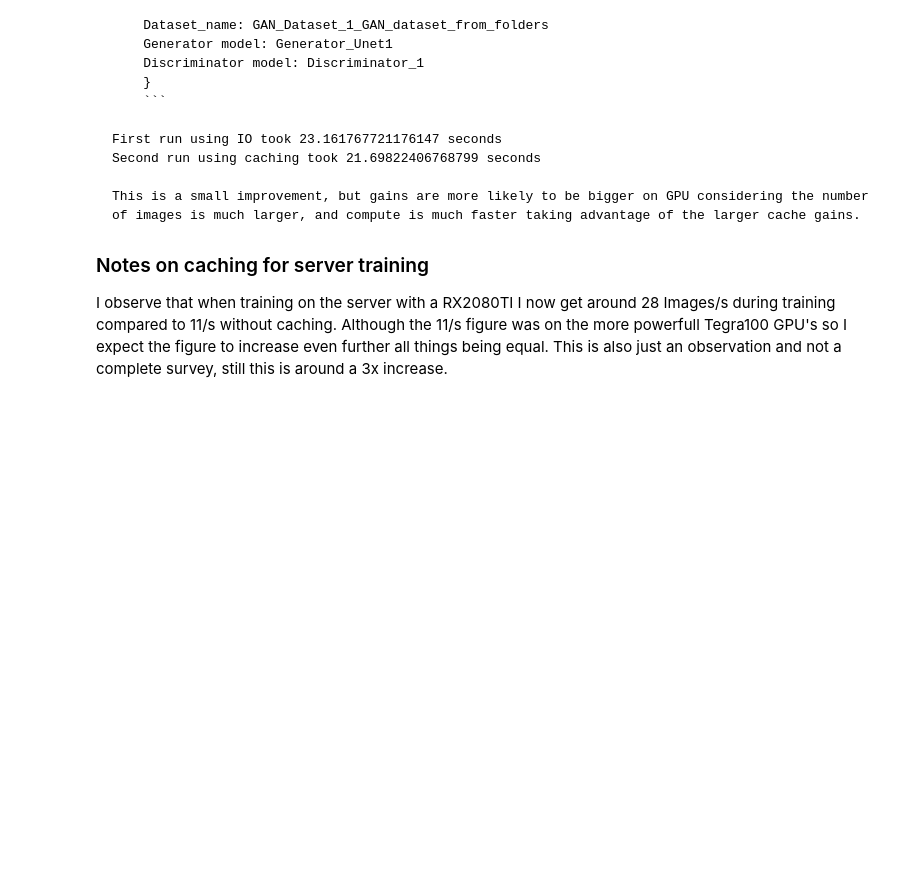
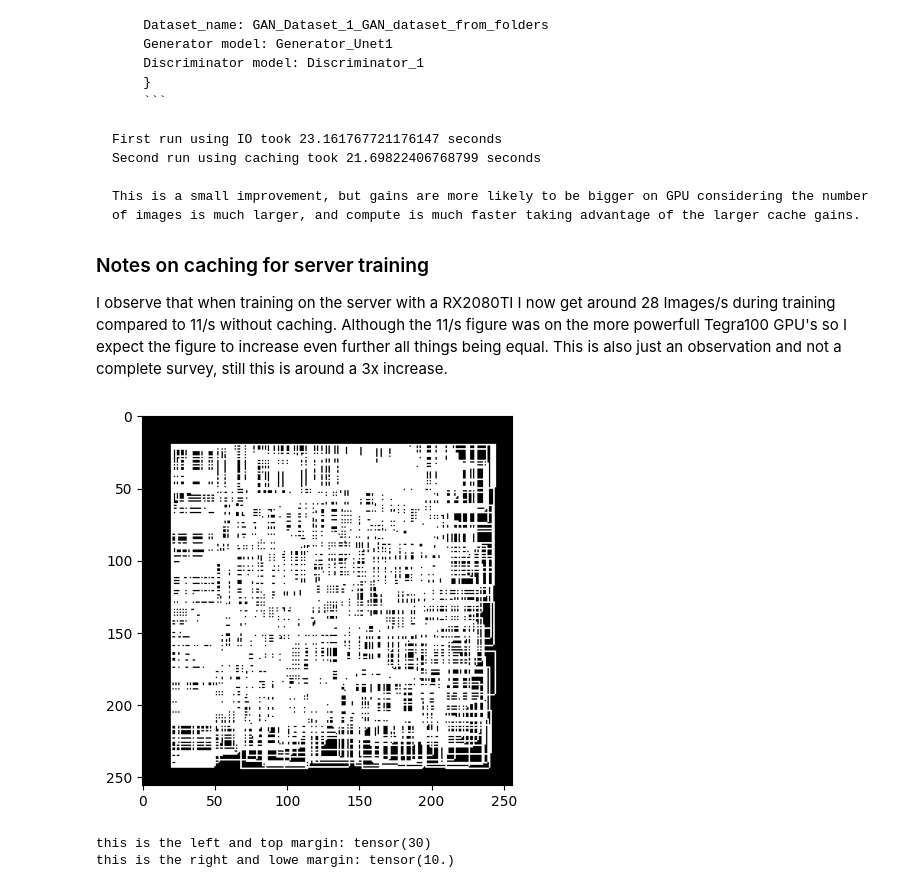
Before and after one commit to andersvestengen/Master-thesis-project, a Jupyter notebook: Machine_Learning/testbed.ipynb, the cells around one changed output. Drawn from its saved outputs; the diff is of its cells as text; code cells hidden in the pictures; blank space fills up the shorter version.

Commit message:
Investigated the getsample and CenteringAlgorithm functions for potential bugs, found one with casting to torch int, fixed
Signed-off-by: Anders Vestengen <anders556@live.no>

```diff
--- a/Machine_Learning/testbed.ipynb
+++ b/Machine_Learning/testbed.ipynb
@@ -1600,3 +1600,62 @@ absolute differences: tensor(0.) tensor(0.) tensor(0.)
    ### Notes on caching for server training
 
    I observe that when training on the server with a RX2080TI I now get around 28 Images/s during training compared to 11/s without caching. Although the 11/s figure was on the more powerfull Tegra100 GPU's so I expect the figure to increase even further all things being equal. This is also just an observation and not a complete survey, still this is around a 3x increase.
+# %%
+#investigation the min/max possible fault lines of the getsample() and CenteringAlgorithm()
+import numpy as np
+rng = np.random.default_rng(0)
+import torch
+import matplotlib.pyplot as plt
+n_boxmult = torch.tensor(3)
+n_BoxSize = torch.tensor(10)
+
+image = np.full((256,256,1), 255)
+
+def getSample(Total_length):
+    """
+    returns a random sample between the minimum Boxsize and the Total_length (height/width)
+    """
+    margin = BoxSize * n_boxmult
+    sample = int( (Total_length - margin) * rng.random() )
+
+    if sample < margin: # so there's both lower and upper margin
+        return int(margin)
+    else:
+        return sample
+
+def CenteringAlgorithm(boxmult, Boxsize, SampleY, SampleX):
+    """
+    Returns new H W coordinates centered on the defect block
+    """
+    len = (Boxsize * boxmult * 0.5)
+    Y  = torch.floor(SampleY - len + (Boxsize * 0.5)).to(torch.uint8)
+    X = torch.floor(SampleX - len + (Boxsize * 0.5)).to(torch.uint8)
+
+    return Y,X
+
+
+for sample in range(1000):
+
+    SampleY, SampleX, BoxSize = torch.tensor(getSample(255)), torch.tensor(getSample(255)), n_BoxSize
+    #print("This is the original sample size", SampleY, SampleX)
+    SampleY, SampleX = CenteringAlgorithm(n_boxmult, BoxSize, SampleY, SampleX)
+    #print("This is the centered samples", SampleY, SampleX)
+    L1_loss_region = BoxSize * n_boxmult
+
+    # As an experiment, create red lines in the process itself
+    # rgb(255,0,0) is the code for red
+    R_Y, R_X = SampleY, SampleX
+    R_B = L1_loss_region
+    redline = torch.zeros((1,R_B)).float()
+    image[R_Y:R_Y+R_B,R_X, 0] = redline
+    image[R_Y,R_X:R_X+R_B, 0] = redline
+    image[R_Y:R_Y+R_B,R_X+R_B, 0] = redline
+    image[R_Y+R_B,R_X:R_X+R_B, 0] = redline
+plt.imshow(image, cmap='Greys')
+plt.show()
+print("this is the left and top margin:", BoxSize * n_boxmult)
+print("this is the right and lowe margin:", (n_BoxSize * n_boxmult * 0.5) - n_BoxSize * 0.5 )
+# %% [output]
+[figure, added]
+this is the left and top margin: tensor(30)
+this is the right and lowe margin: tensor(10.)
```
Also changed, not shown: parts of 1 cell of this notebook, 1 other file.
